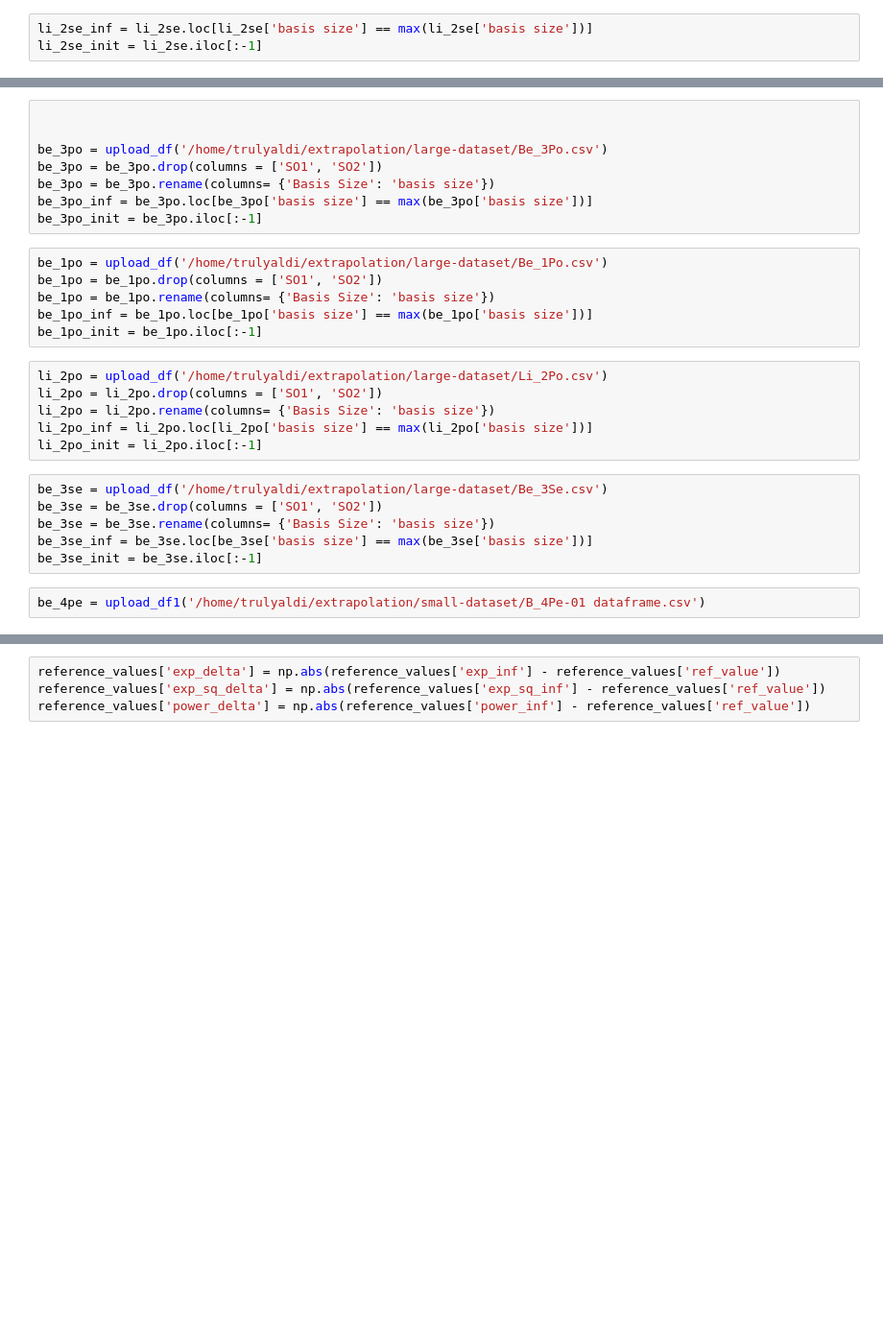
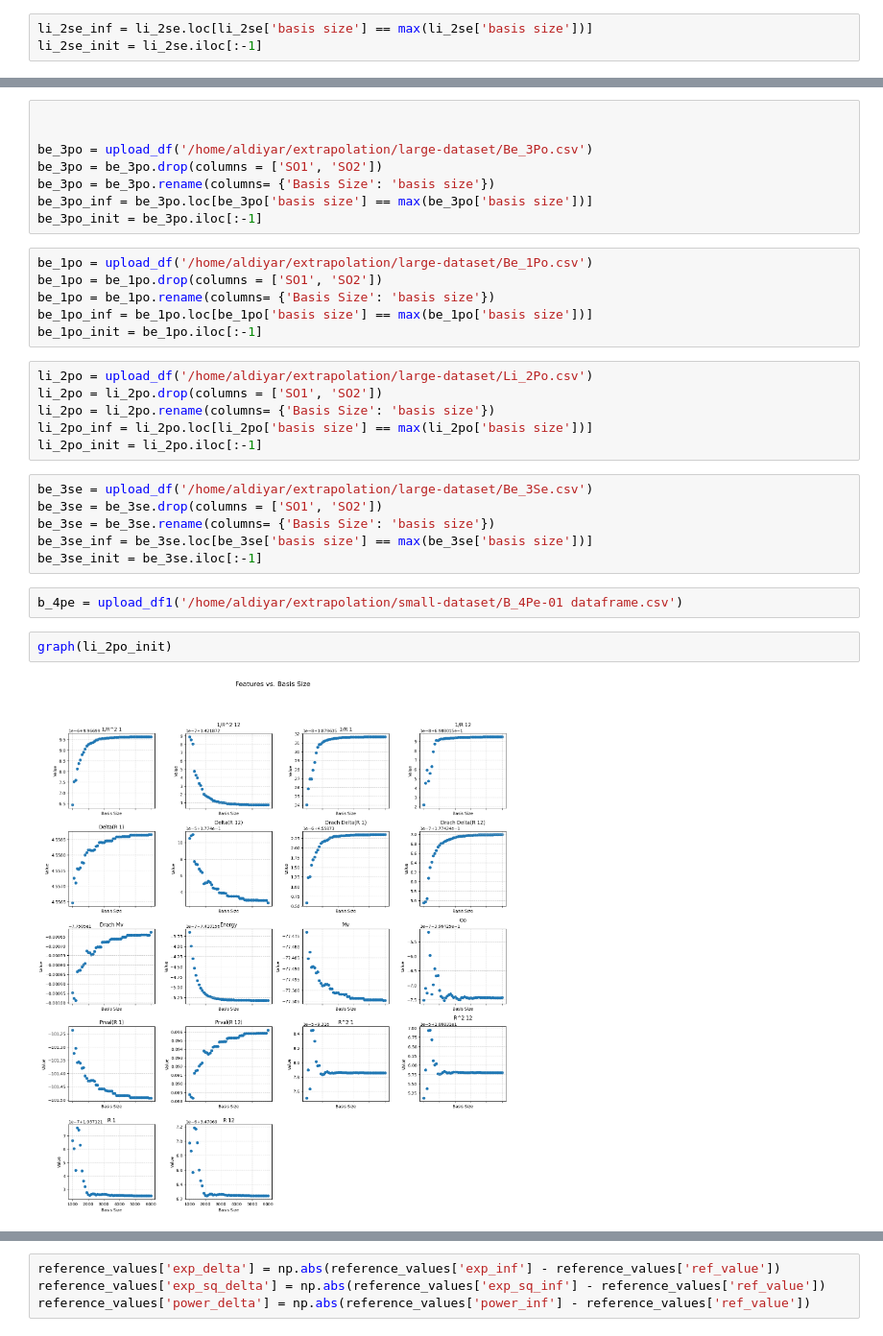
Before and after one commit to trulyaldi/extrapolation, a Jupyter notebook: src/test_inf_v3.ipynb, the cells around one changed output, grey strips where cells are left out. Shown at 96% size. Saved outputs shown, nothing was run; the diff lists cells and outputs as text; blank space fills up the shorter version.

```diff
--- a/src/test_inf_v3.ipynb
+++ b/src/test_inf_v3.ipynb
@@ -101,28 +97,32 @@ be_1se_init = be_1se.iloc[:-1]
 # %%
 
 
-be_3po = upload_df('/home/trulyaldi/extrapolation/large-dataset/Be_3Po.csv')
+be_3po = upload_df('/home/aldiyar/extrapolation/large-dataset/Be_3Po.csv')
 be_3po = be_3po.drop(columns = ['SO1', 'SO2'])
 be_3po = be_3po.rename(columns= {'Basis Size': 'basis size'})
 be_3po_inf = be_3po.loc[be_3po['basis size'] == max(be_3po['basis size'])]
 be_3po_init = be_3po.iloc[:-1]
 # %%
-be_1po = upload_df('/home/trulyaldi/extrapolation/large-dataset/Be_1Po.csv')
+be_1po = upload_df('/home/aldiyar/extrapolation/large-dataset/Be_1Po.csv')
 be_1po = be_1po.drop(columns = ['SO1', 'SO2'])
 be_1po = be_1po.rename(columns= {'Basis Size': 'basis size'})
 be_1po_inf = be_1po.loc[be_1po['basis size'] == max(be_1po['basis size'])]
 be_1po_init = be_1po.iloc[:-1]
 # %%
-li_2po = upload_df('/home/trulyaldi/extrapolation/large-dataset/Li_2Po.csv')
+li_2po = upload_df('/home/aldiyar/extrapolation/large-dataset/Li_2Po.csv')
 li_2po = li_2po.drop(columns = ['SO1', 'SO2'])
 li_2po = li_2po.rename(columns= {'Basis Size': 'basis size'})
 li_2po_inf = li_2po.loc[li_2po['basis size'] == max(li_2po['basis size'])]
 li_2po_init = li_2po.iloc[:-1]
 # %%
-be_3se = upload_df('/home/trulyaldi/extrapolation/large-dataset/Be_3Se.csv')
+be_3se = upload_df('/home/aldiyar/extrapolation/large-dataset/Be_3Se.csv')
 be_3se = be_3se.drop(columns = ['SO1', 'SO2'])
 be_3se = be_3se.rename(columns= {'Basis Size': 'basis size'})
 be_3se_inf = be_3se.loc[be_3se['basis size'] == max(be_3se['basis size'])]
 be_3se_init = be_3se.iloc[:-1]
 # %%
-be_4pe = upload_df1('/home/trulyaldi/extrapolation/small-dataset/B_4Pe-01 dataframe.csv')
+b_4pe = upload_df1('/home/aldiyar/extrapolation/small-dataset/B_4Pe-01 dataframe.csv')
+# %%
+graph(li_2po_init)
+# %% [output]
+[figure, added]
```
Also changed, not shown: parts of 17 cells of this notebook, 3 other files.
